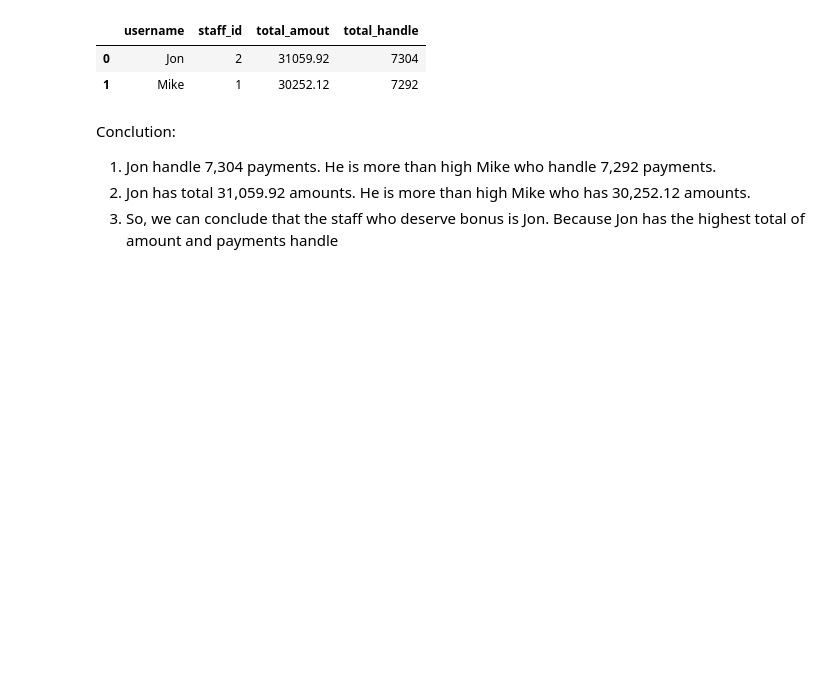
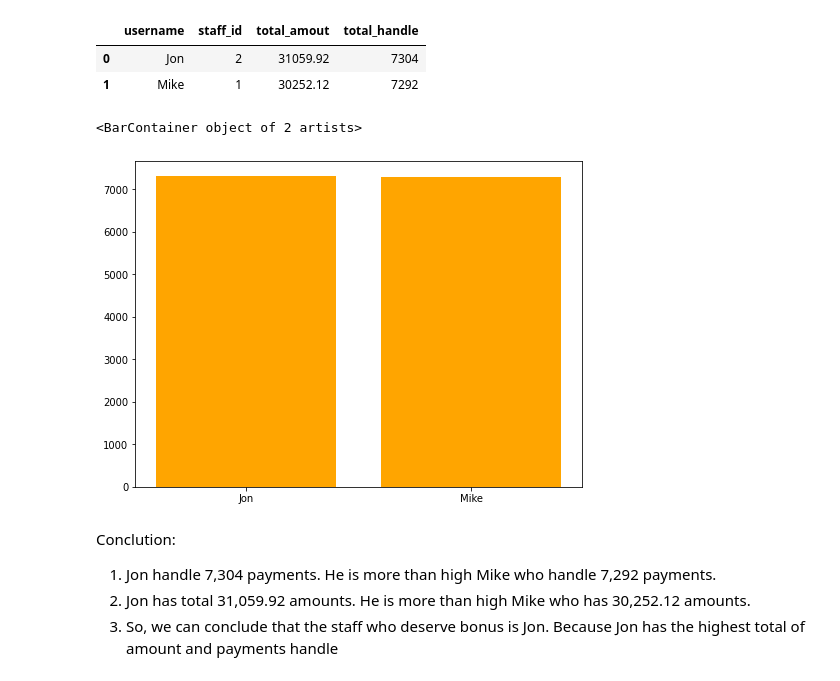
Before and after one commit to ronnyfahrudin/IYKRA-FELLOWSHIP-Data-Science, a Jupyter notebook: Project Coding/Solution SQL project and Python.ipynb, the cells around one changed output. Cells and saved outputs as stored; diff of their text form; code cells hidden in the pictures; blank space fills up the shorter version.

```diff
--- a/Project Coding/Solution SQL project and Python.ipynb
+++ b/Project Coding/Solution SQL project and Python.ipynb
@@ -75,6 +75,14 @@ The result of payments did each staff member handle:
 |  | username | staff_id | total_amout | total_handle |
 | 0 | Jon | 2 | 31059.92 | 7304 |
 | 1 | Mike | 1 | 30252.12 | 7292 |
+# %%
+x = df['username']
+y = df['total_handle']
+ax, fig = plt.subplots(figsize = (8,6))
+plt.bar(x,y, color = 'orange')
+# %% [output]
+<BarContainer object of 2 artists>
+[figure, added]
 # %% [markdown]
 Conclution:
 1. Jon handle 7,304 payments. He is more than high Mike who handle 7,292 payments.
```
Also changed, not shown: parts of 3 cells of this notebook.
